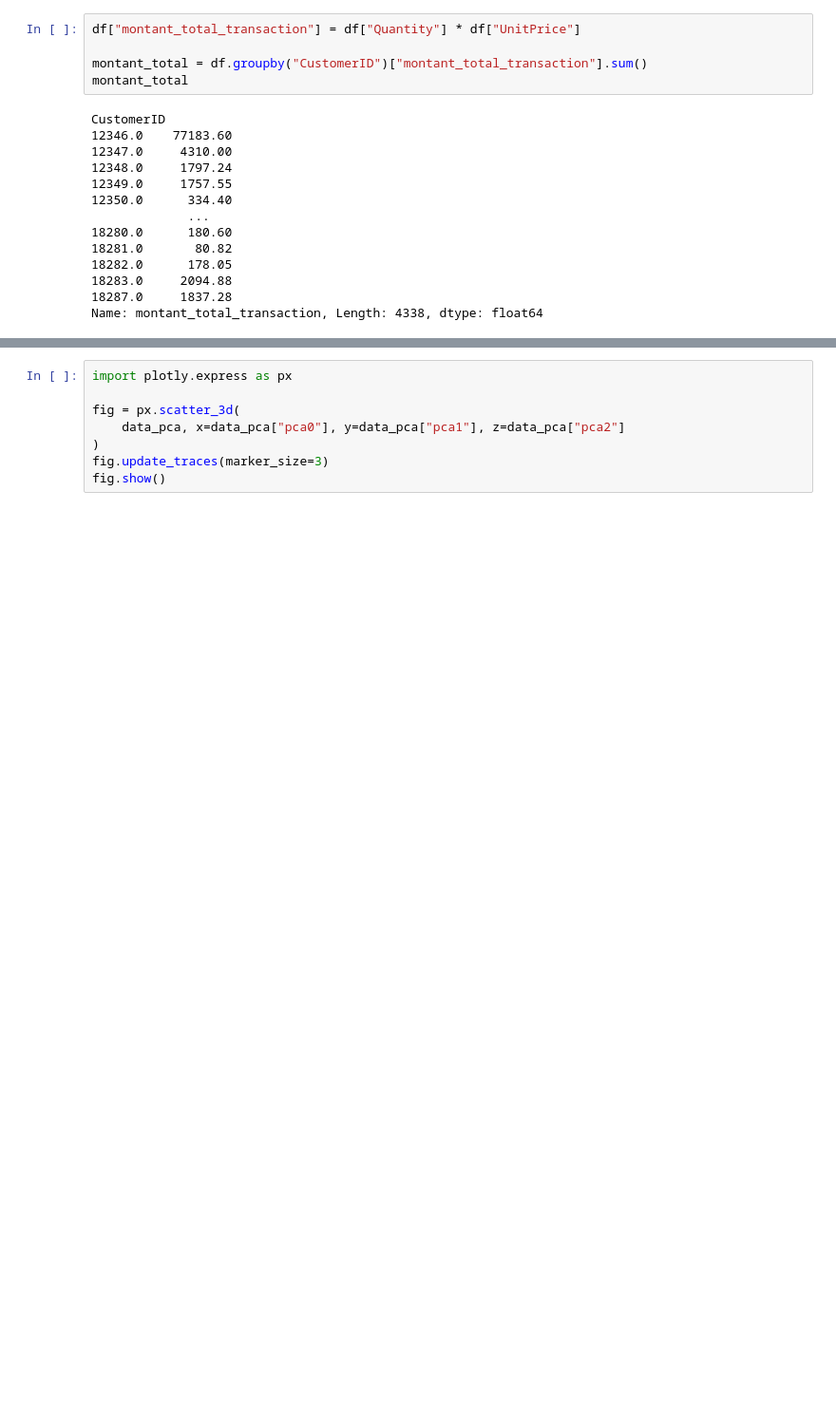
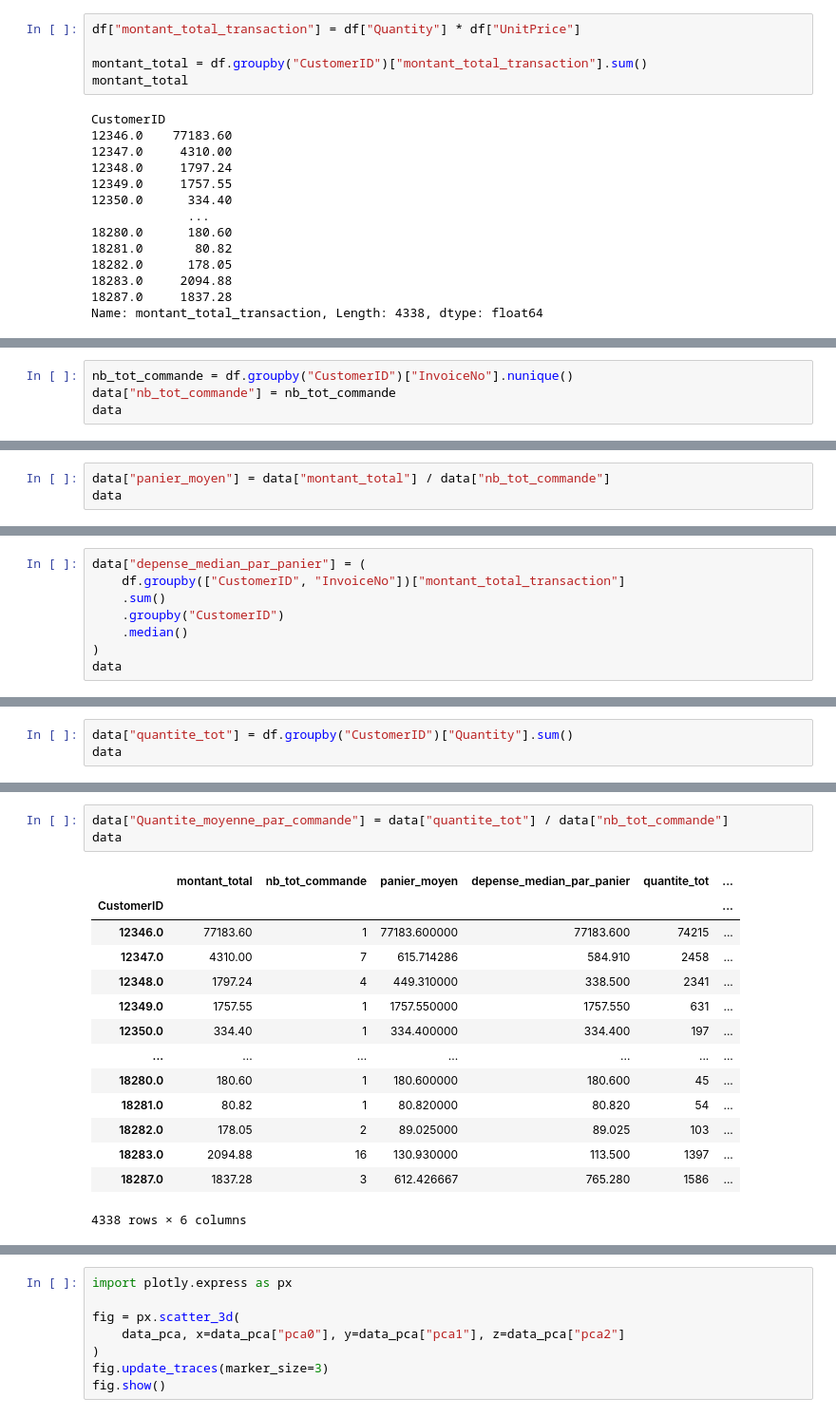
Before and after one commit to fmazur57u/Projet-Kmeans-et-spectral-clustering, a Jupyter notebook: Kmeans_spectral_clustering.ipynb, the cells around one changed output, grey strips where cells are left out. Shown at 95% size. Drawn from its saved outputs; the diff is of its cells as text; blank space fills up the shorter version.

```diff
--- a/Kmeans_spectral_clustering.ipynb
+++ b/Kmeans_spectral_clustering.ipynb
@@ -86,0 +105,4 @@ Name: montant_total_transaction, Length: 4338, dtype: float64
+# %%
+nb_tot_commande = df.groupby("CustomerID")["InvoiceNo"].nunique()
+data["nb_tot_commande"] = nb_tot_commande
+data
@@ -86,0 +124,3 @@ Name: montant_total_transaction, Length: 4338, dtype: float64
+# %%
+data["panier_moyen"] = data["montant_total"] / data["nb_tot_commande"]
+data
@@ -86,0 +142,8 @@ Name: montant_total_transaction, Length: 4338, dtype: float64
+# %%
+data["depense_median_par_panier"] = (
+    df.groupby(["CustomerID", "InvoiceNo"])["montant_total_transaction"]
+    .sum()
+    .groupby("CustomerID")
+    .median()
+)
+data
@@ -86,0 +165,3 @@ Name: montant_total_transaction, Length: 4338, dtype: float64
+# %%
+data["quantite_tot"] = df.groupby("CustomerID")["Quantity"].sum()
+data
@@ -87,3 +183,21 @@ Name: montant_total_transaction, Length: 4338, dtype: float64
+# %%
+data["Quantite_moyenne_par_commande"] = data["quantite_tot"] / data["nb_tot_commande"]
+data
+# %% [output]
+|  | montant_total | nb_tot_commande | panier_moyen | depense_median_par_panier | quantite_tot | ... |
+| CustomerID |  |  |  |  |  | ... |
+| 12346.0 | 77183.60 | 1 | 77183.600000 | 77183.600 | 74215 | ... |
+| 12347.0 | 4310.00 | 7 | 615.714286 | 584.910 | 2458 | ... |
+| 12348.0 | 1797.24 | 4 | 449.310000 | 338.500 | 2341 | ... |
+| 12349.0 | 1757.55 | 1 | 1757.550000 | 1757.550 | 631 | ... |
+| 12350.0 | 334.40 | 1 | 334.400000 | 334.400 | 197 | ... |
+| ... | ... | ... | ... | ... | ... | ... |
+| 18280.0 | 180.60 | 1 | 180.600000 | 180.600 | 45 | ... |
+| 18281.0 | 80.82 | 1 | 80.820000 | 80.820 | 54 | ... |
+| 18282.0 | 178.05 | 2 | 89.025000 | 89.025 | 103 | ... |
+| 18283.0 | 2094.88 | 16 | 130.930000 | 113.500 | 1397 | ... |
+| 18287.0 | 1837.28 | 3 | 612.426667 | 765.280 | 1586 | ... |
+4338 rows × 6 columns
 # %%
 from datetime import timedelta
 
```
Also changed, not shown: parts of 25 cells of this notebook.
